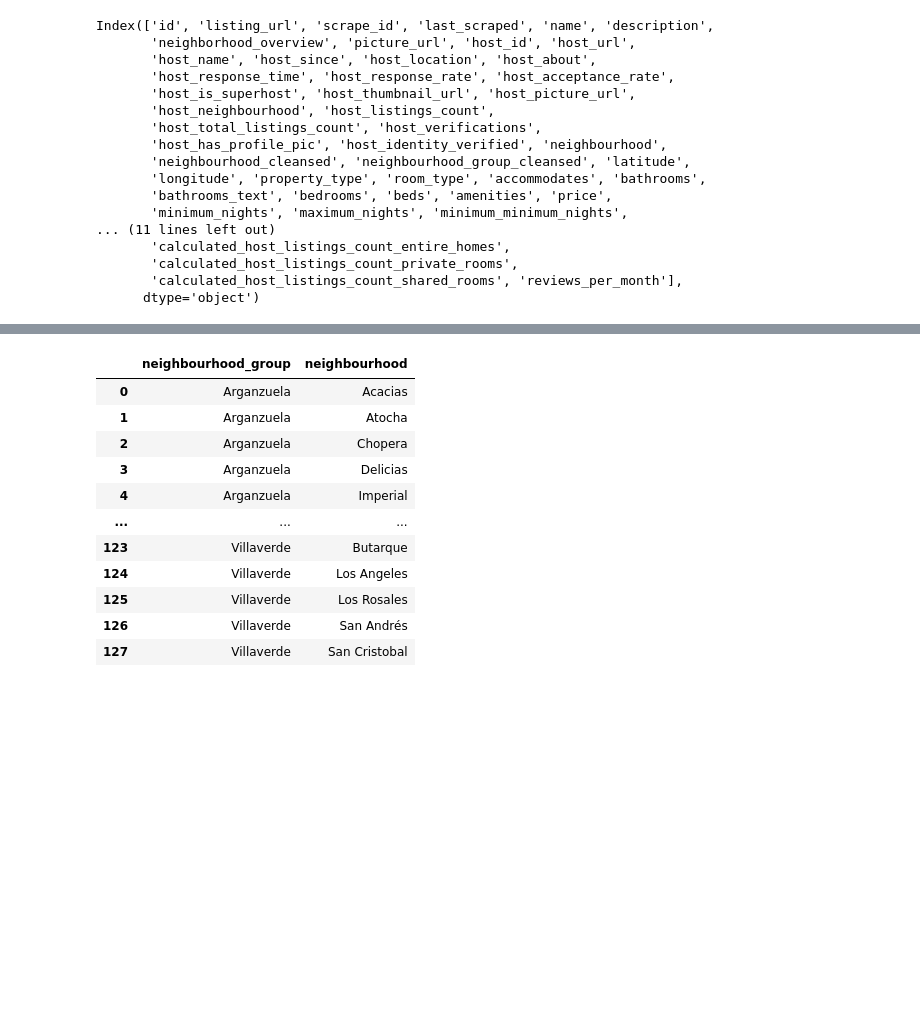
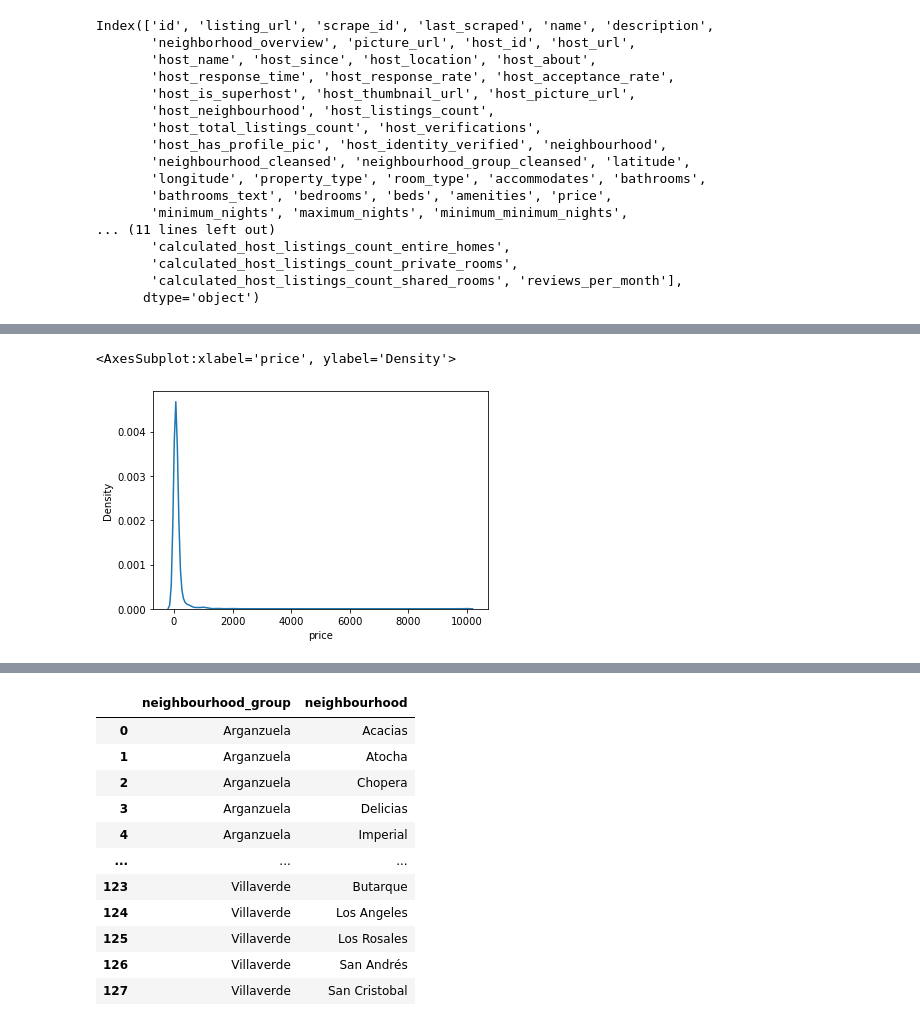
Before and after one commit to coisigna/dsb_p2_airbnb_price_predictor, a Jupyter notebook: ipynbs/Madrid airbnb.ipynb, the cells around one changed output, grey strips where cells are left out. Drawn from its saved outputs; the diff is of its cells as text; code cells hidden in the pictures; blank space fills up the shorter version.

```diff
--- a/ipynbs/Madrid airbnb.ipynb
+++ b/ipynbs/Madrid airbnb.ipynb
@@ -186,0 +229,5 @@ Name: price, Length: 19618, dtype: object
+# %%
+sns.kdeplot(x = df_listings_detailed["price"])
+# %% [output]
+<AxesSubplot:xlabel='price', ylabel='Density'>
+[figure, added]
```
Also changed, not shown: parts of 42 cells of this notebook.
